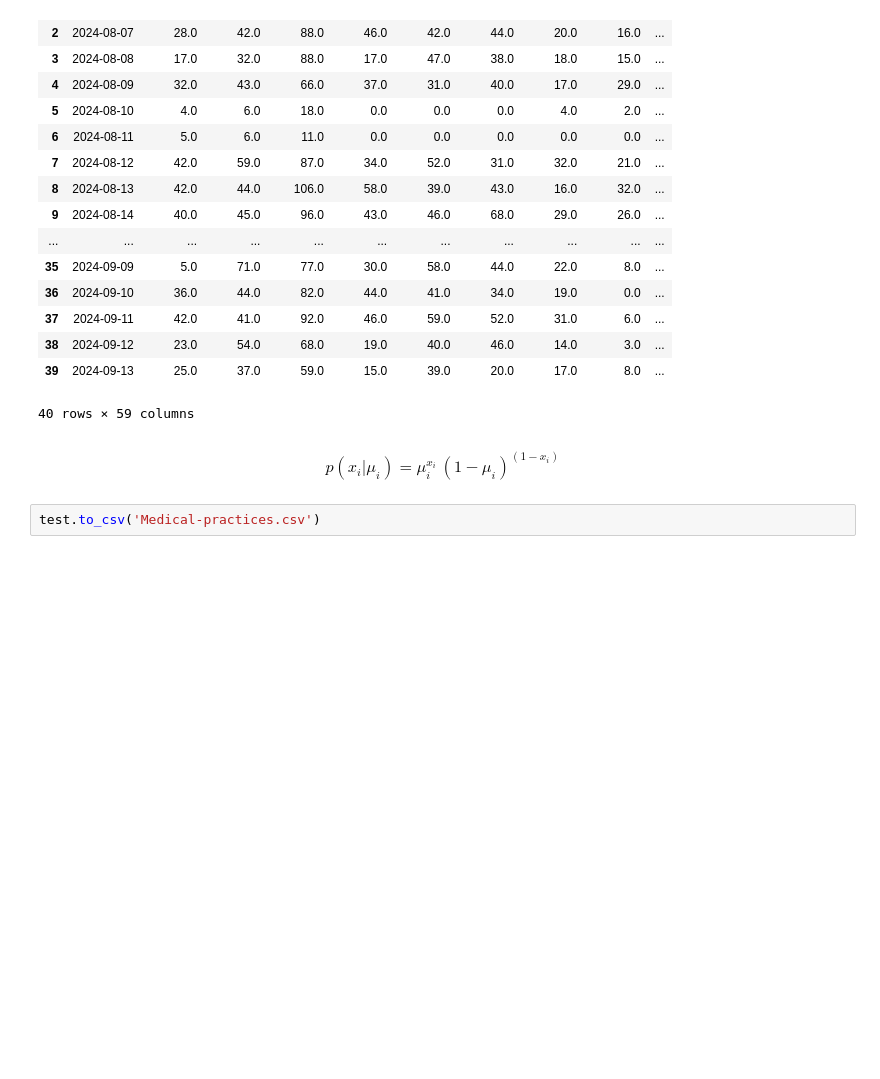
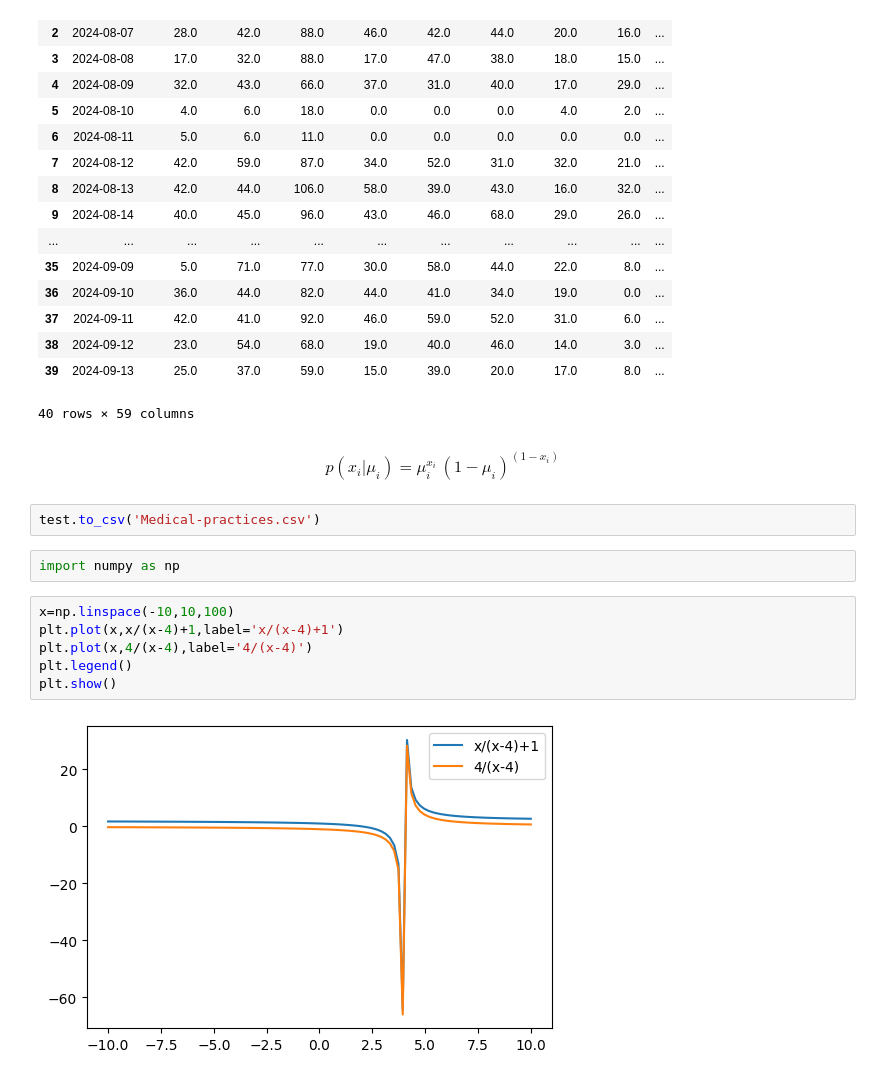
Before and after one commit to sequi76/Bayesian_ML_for_scientific_research, a Jupyter notebook: lecture2/practice/playground2.ipynb, the cells around one changed output. Saved outputs shown, nothing was run; the diff lists cells and outputs as text; blank space fills up the shorter version.

```diff
--- a/lecture2/practice/playground2.ipynb
+++ b/lecture2/practice/playground2.ipynb
@@ -220,3 +220,13 @@ test
 $$ p(x_i|\mu_i) = \mu_i^{x_i} \, (1-\mu_i)^{(1-x_i)} $$
 # %%
 test.to_csv('Medical-practices.csv')
+# %%
+import numpy as np
+# %%
+x=np.linspace(-10,10,100)
+plt.plot(x,x/(x-4)+1,label='x/(x-4)+1')
+plt.plot(x,4/(x-4),label='4/(x-4)')
+plt.legend()
+plt.show()
+# %% [output]
+[figure, added]
```
Also changed, not shown: 3 other files.
